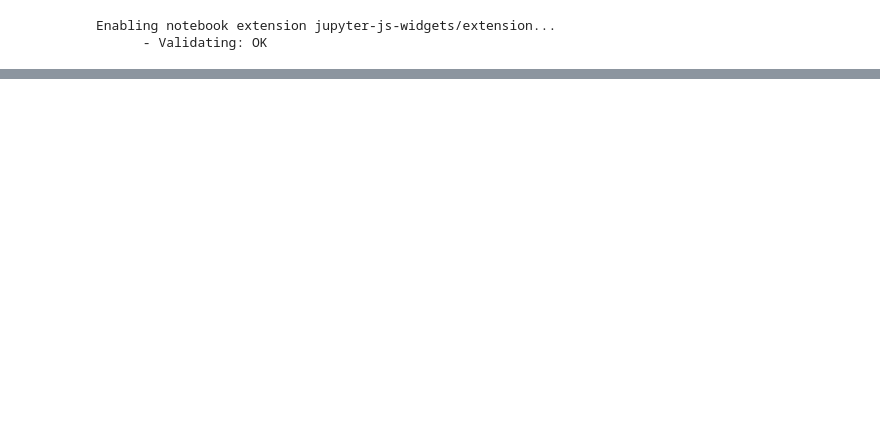
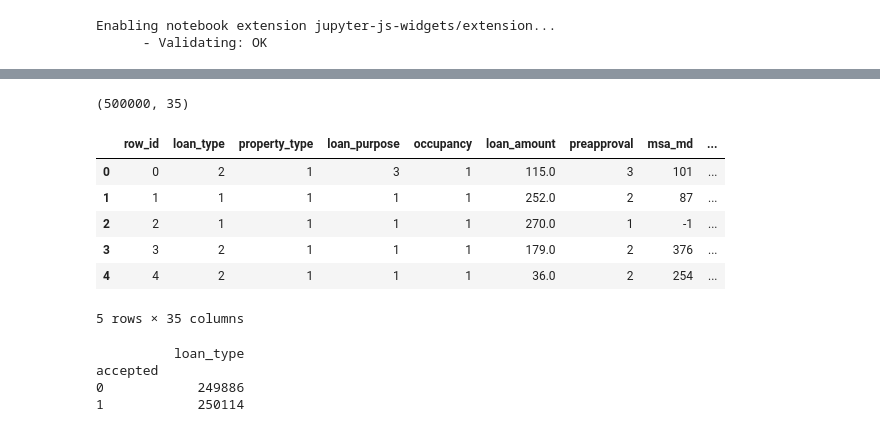
Before and after one commit to salviosage/Predicting-Mortgage-Approvals-data-science-capsone, a Jupyter notebook: CatBoostTuningClassificationModel.ipynb, the cells around one changed output, grey strips where cells are left out. Cells and saved outputs as stored; diff of their text form; code cells hidden in the pictures; blank space fills up the shorter version.

```diff
--- a/CatBoostTuningClassificationModel.ipynb
+++ b/CatBoostTuningClassificationModel.ipynb
@@ -32,0 +50,27 @@ ModuleNotFoundError: No module named 'catboost'
+# %%
+#Load test data previously prepared in data preparation step.
+
+test_set = pd.read_csv('progressData/LoanTest_Clean_2019-08-12-A2w2a.csv')
+print(test_set.shape)
+test_set.head()
+# %% [output]
+(500000, 35)
+|  | row_id | loan_type | property_type | loan_purpose | occupancy | loan_amount | preapproval | msa_md | ... |
+| 0 | 0 | 2 | 1 | 3 | 1 | 115.0 | 3 | 101 | ... |
+| 1 | 1 | 1 | 1 | 1 | 1 | 252.0 | 2 | 87 | ... |
+| 2 | 2 | 1 | 1 | 1 | 1 | 270.0 | 1 | -1 | ... |
+| 3 | 3 | 2 | 1 | 1 | 1 | 179.0 | 2 | 376 | ... |
+| 4 | 4 | 2 | 1 | 1 | 1 | 36.0 | 2 | 254 | ... |
+5 rows × 35 columns
+# %%
+# Testing for Class Imbalance by Examining Classes where label= accepted
+ # Unequal numbers of cases for the categories of labels, which can seriously bias the training of classifier alogrithms
+ #  higher error rate for the minority class. This should be tested for before training any model.
+
+train_set_counts = train_set[['loan_type','accepted']].groupby('accepted').count()
+print(train_set_counts)
+# %% [output]
+          loan_type
+accepted
+0            249886
+1            250114
```
Also changed, not shown: parts of 29 cells of this notebook, 3 other files.
